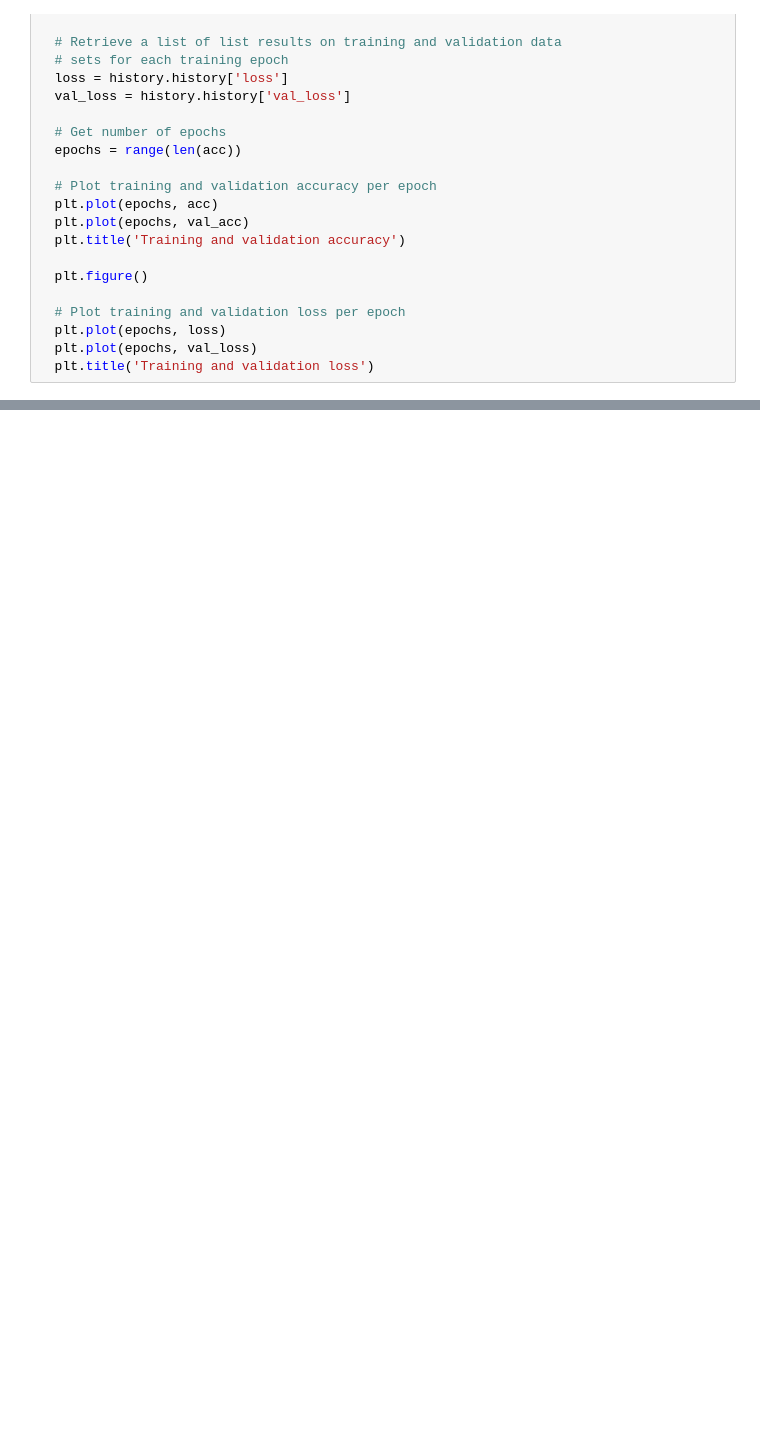
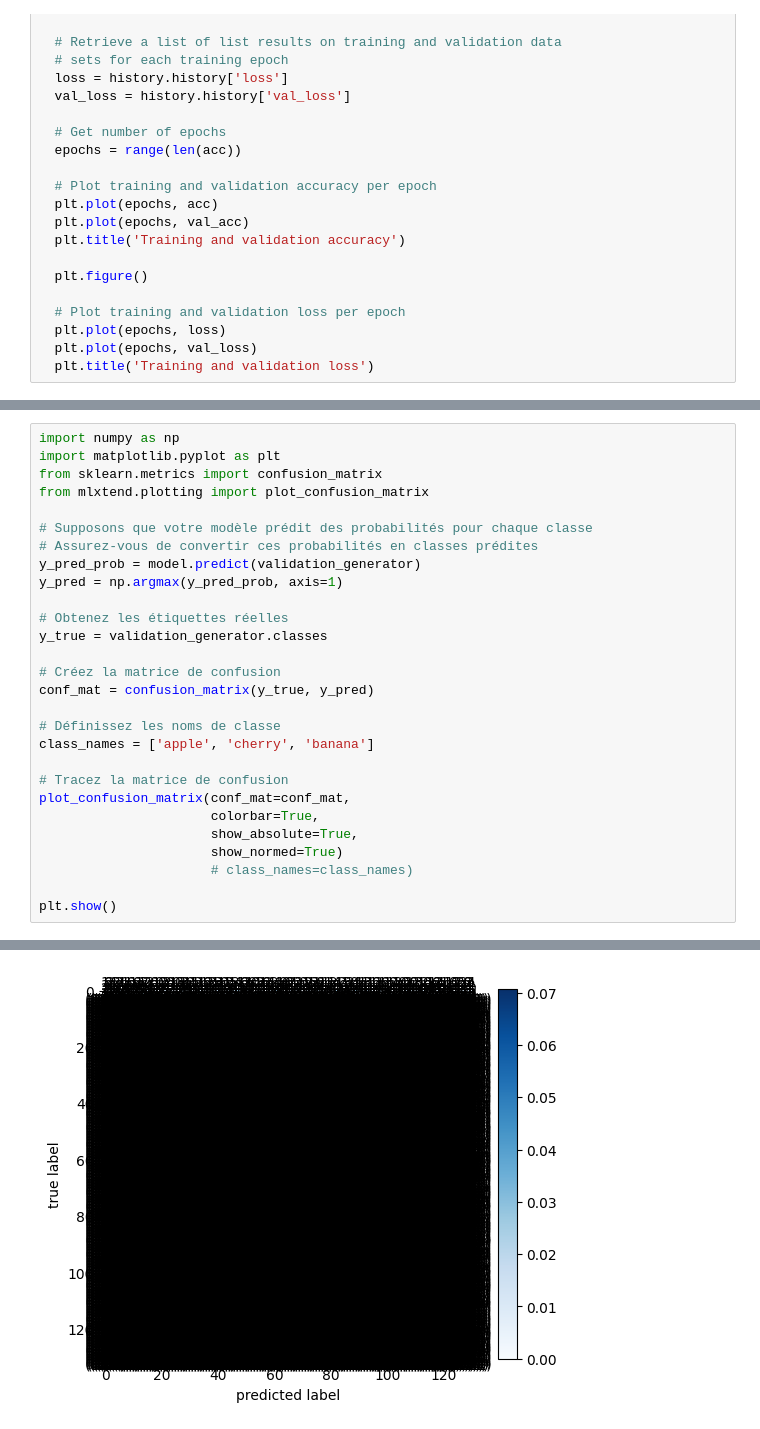
Before and after one commit to kyu19/Projet_Deep_Learning, a Jupyter notebook: main_1.ipynb, the cells around one changed output, grey strips where cells are left out. Cells and saved outputs as stored; diff of their text form; blank space fills up the shorter version.

```diff
--- a/main_1.ipynb
+++ b/main_1.ipynb
@@ -177,0 +203,29 @@ diagnostic_learning_curves()
+# %%
+import numpy as np
+import matplotlib.pyplot as plt
+from sklearn.metrics import confusion_matrix
+from mlxtend.plotting import plot_confusion_matrix
+
+# Supposons que votre modèle prédit des probabilités pour chaque classe
+# Assurez-vous de convertir ces probabilités en classes prédites
+y_pred_prob = model.predict(validation_generator)
+y_pred = np.argmax(y_pred_prob, axis=1)
+
+# Obtenez les étiquettes réelles
+y_true = validation_generator.classes
+
+# Créez la matrice de confusion
+conf_mat = confusion_matrix(y_true, y_pred)
+
+# Définissez les noms de classe
+class_names = ['apple', 'cherry', 'banana']
+
+# Tracez la matrice de confusion
+plot_confusion_matrix(conf_mat=conf_mat,
+                      colorbar=True,
+                      show_absolute=True,
+                      show_normed=True)
+                      # class_names=class_names)
+
+plt.show()
+# %% [output]
@@ -177,0 +233 @@ diagnostic_learning_curves()
+[figure, added]
```
Also changed, not shown: parts of 6 cells of this notebook, 1 other file.
